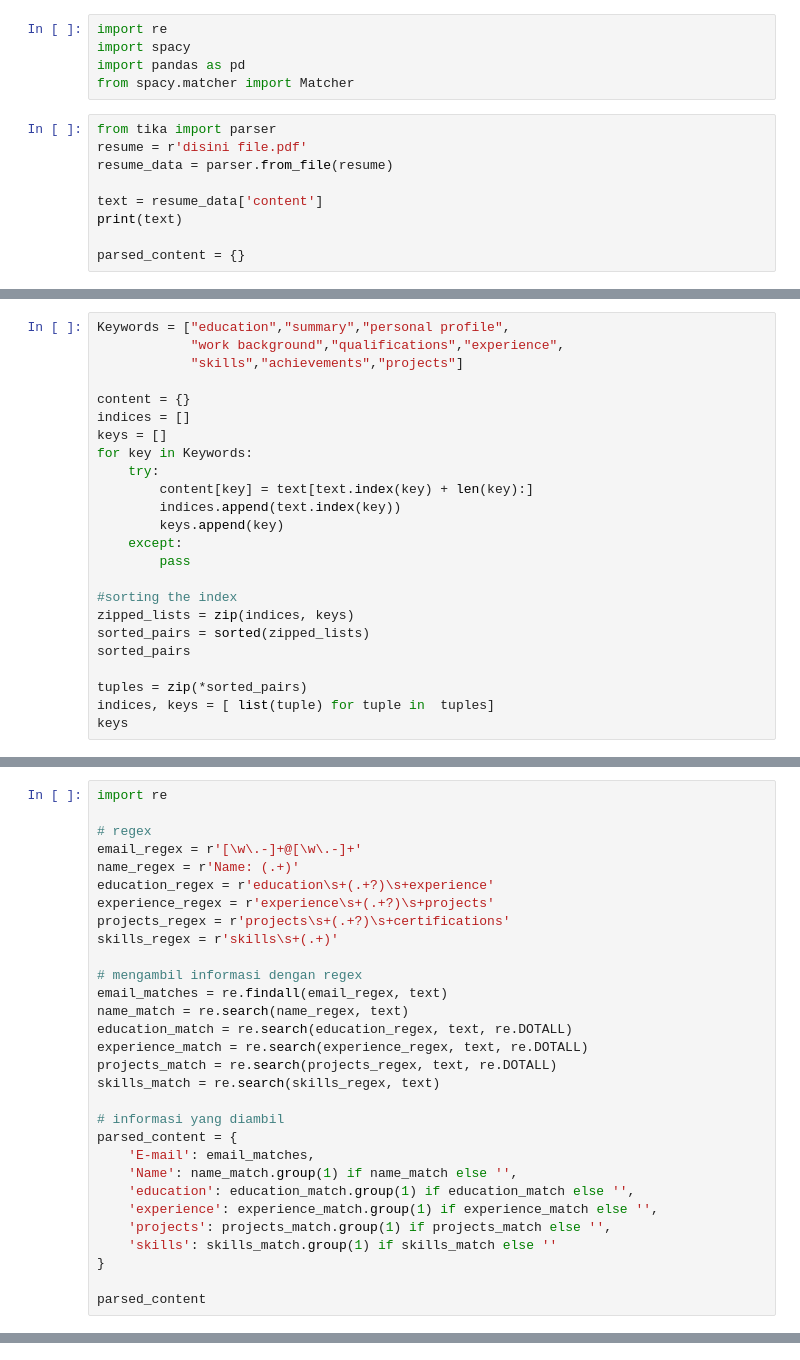
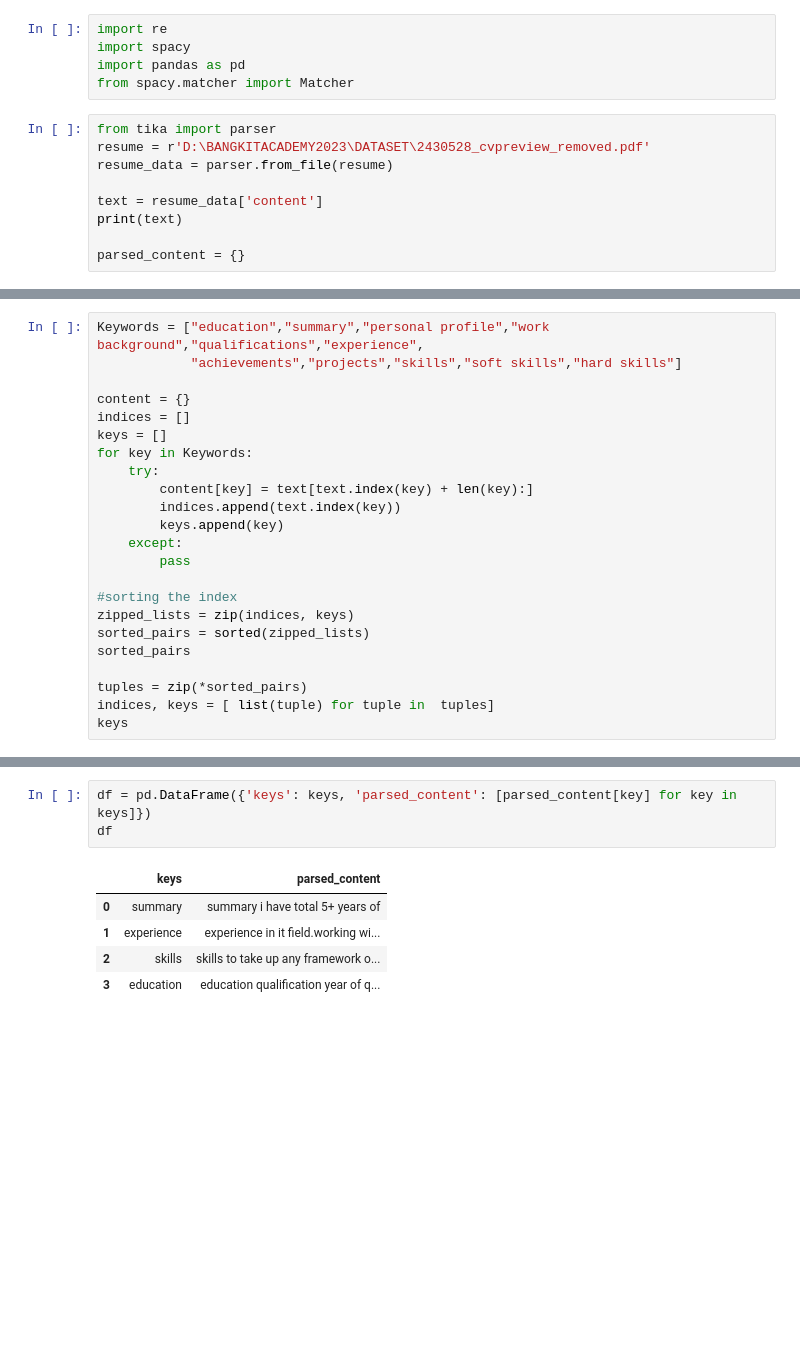
Before and after one commit to ariqlubis/careerleap-ml, a Jupyter notebook: ReadResume.ipynb, the cells around one changed output, grey strips where cells are left out. Cells and saved outputs as stored; diff of their text form; blank space fills up the shorter version.

```diff
--- a/ReadResume.ipynb
+++ b/ReadResume.ipynb
@@ -15,7 +16,7 @@ import pandas as pd
 from spacy.matcher import Matcher
 # %%
 from tika import parser
-resume = r'disini file.pdf'
+resume = r'D:\BANGKITACADEMY2023\DATASET\2430528_cvpreview_removed.pdf'
 resume_data = parser.from_file(resume)
 
 text = resume_data['content']
@@ -69,7 +52,6 @@ print(text)
 # %%
-Keywords = ["education","summary","personal profile",
-            "work background","qualifications","experience",
-            "skills","achievements","projects"]
+Keywords = ["education","summary","personal profile","work background","qualifications","experience",
+            "achievements","projects","skills","soft skills","hard skills"]
 
 content = {}
 indices = []
@@ -109,30 +94,0 @@ parsed_content
-# %%
-import re
-
-# regex
-email_regex = r'[\w\.-]+@[\w\.-]+'
-name_regex = r'Name: (.+)'
-education_regex = r'education\s+(.+?)\s+experience'
-experience_regex = r'experience\s+(.+?)\s+projects'
-projects_regex = r'projects\s+(.+?)\s+certifications'
-skills_regex = r'skills\s+(.+)'
-
-# mengambil informasi dengan regex
-email_matches = re.findall(email_regex, text)
-name_match = re.search(name_regex, text)
-education_match = re.search(education_regex, text, re.DOTALL)
-experience_match = re.search(experience_regex, text, re.DOTALL)
-projects_match = re.search(projects_regex, text, re.DOTALL)
-skills_match = re.search(skills_regex, text)
-
-# informasi yang diambil
-parsed_content = {
-    'E-mail': email_matches,
-    'Name': name_match.group(1) if name_match else '',
-    'education': education_match.group(1) if education_match else '',
-    'experience': experience_match.group(1) if experience_match else '',
-    'projects': projects_match.group(1) if projects_match else '',
-    'skills': skills_match.group(1) if skills_match else ''
-}
-
-parsed_content
@@ -141,0 +95,9 @@ pd.DataFrame(parsed_content.items())
+# %%
+df = pd.DataFrame({'keys': keys, 'parsed_content': [parsed_content[key] for key in keys]})
+df
+# %% [output]
+|  | keys | parsed_content |
+| 0 | summary | summary i have total 5+ years of |
+| 1 | experience | experience in it field.working wi... |
+| 2 | skills | skills to take up any framework o... |
+| 3 | education | education qualification year of q... |
```
Also changed, not shown: parts of 30 cells of this notebook.
